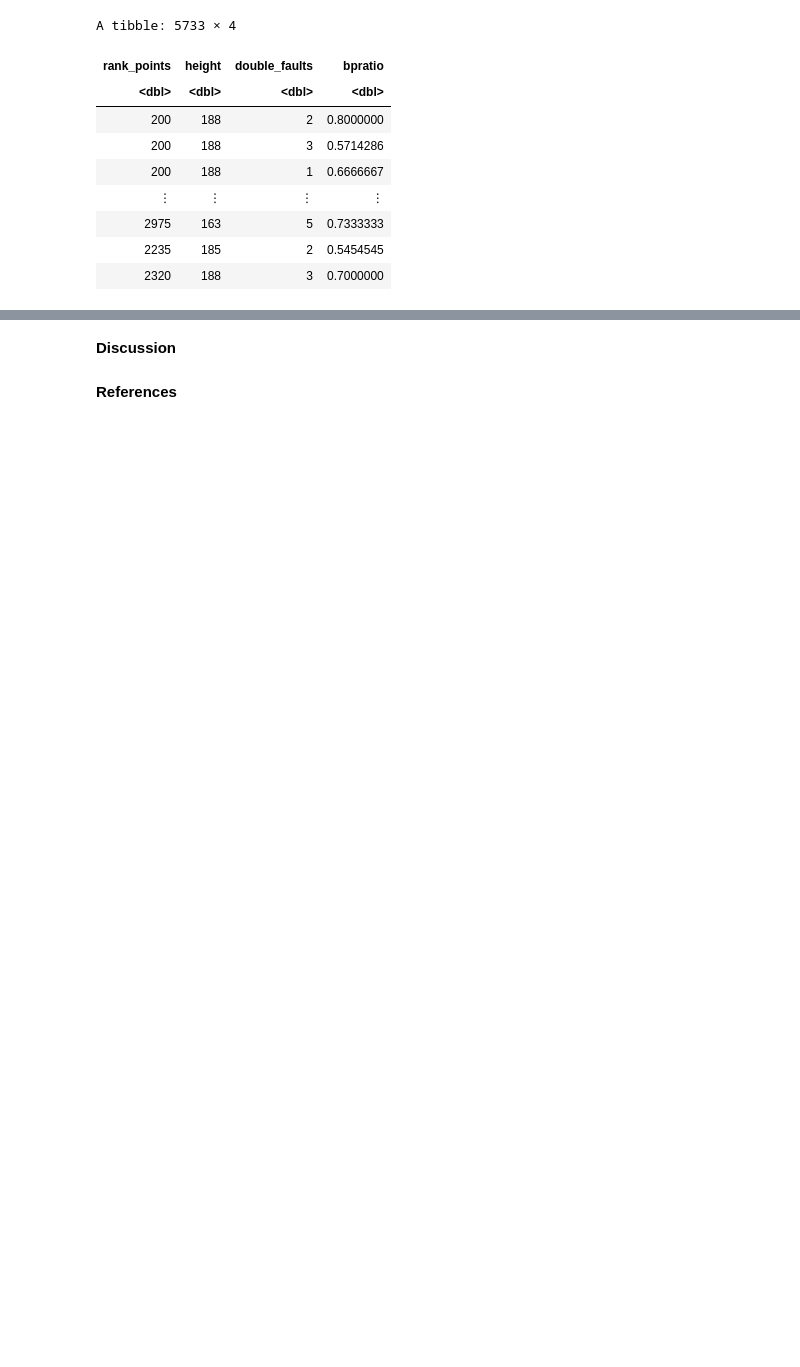
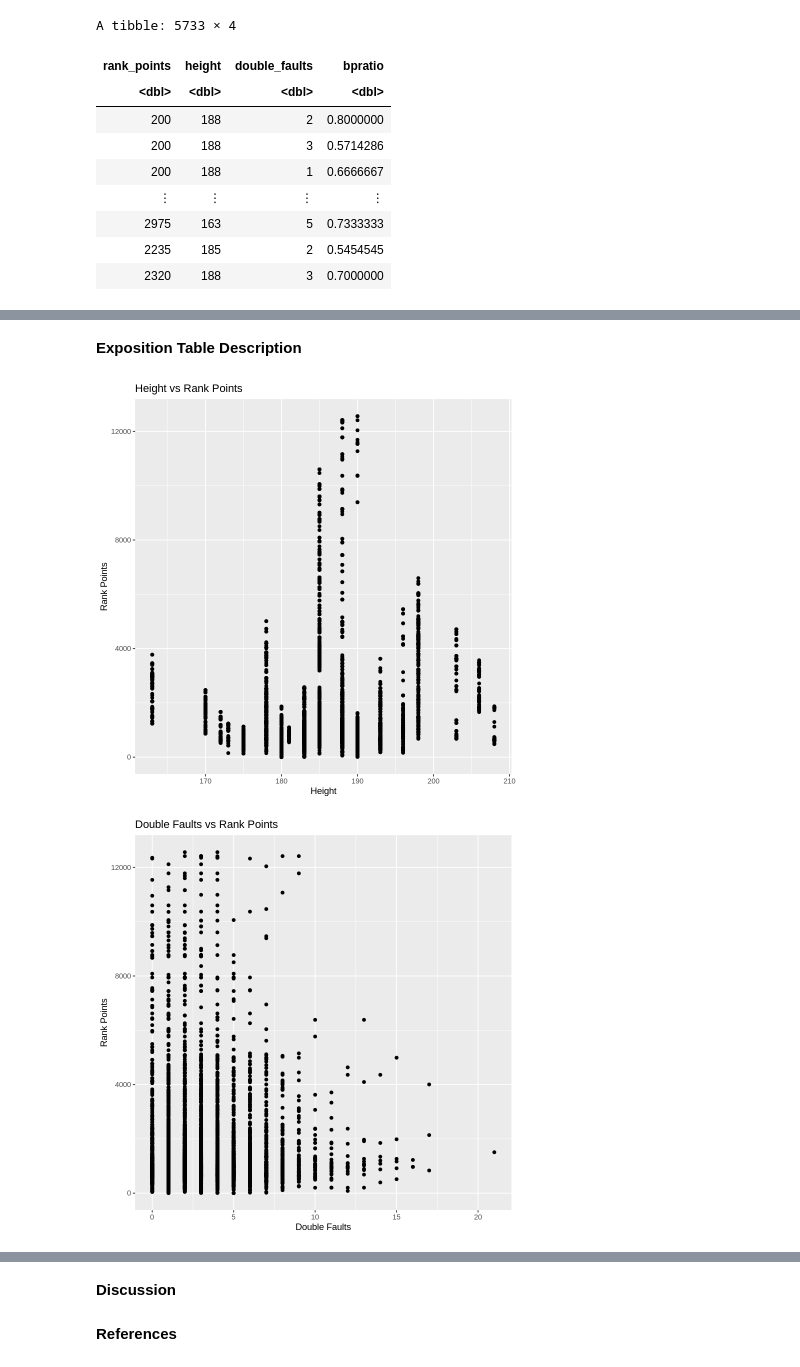
Before and after one commit to EliNAdr/DSCI-100_007-13, a Jupyter notebook: Project_report.ipynb, the cells around one changed output, grey strips where cells are left out. Saved outputs shown, nothing was run; the diff lists cells and outputs as text; code cells hidden in the pictures; blank space fills up the shorter version.

Commit message:
Exposition table + visualizations

```diff
--- a/Project_report.ipynb
+++ b/Project_report.ipynb
@@ -86,2 +87,25 @@ A tibble: 5733 × 4
+# %% [markdown]
+**Exposition Table Description**
 # %%
 # data visualization
+
+# plot of height vs rank points
+height_plot <- ggplot(player_train, aes(x = height, y = rank_points)) +
+    geom_point() +
+    labs(title = "Height vs Rank Points", x = "Height", y = "Rank Points")
+height_plot
+
+# plot of double faults vs rank points
+df_plot <- ggplot(player_train, aes(x = double_faults, y = rank_points)) +
+    geom_point() +
+    labs(title = "Double Faults vs Rank Points", x = "Double Faults", y = "Rank Points")
+df_plot
+
+# plot of break point save ratio vs rank points
+bpratio_plot <- ggplot(player_train, aes(x = bpratio, y = rank_points)) +
+    geom_point() +
+    labs(title = "Break Points Save Ratio vs Rank Points", x = "Break Points Save Ratio", y = "Rank Points")
+bpratio_plot
+# %% [output]
+[figure, added]
+[figure, added]
```
Also changed, not shown: parts of 6 cells of this notebook.
